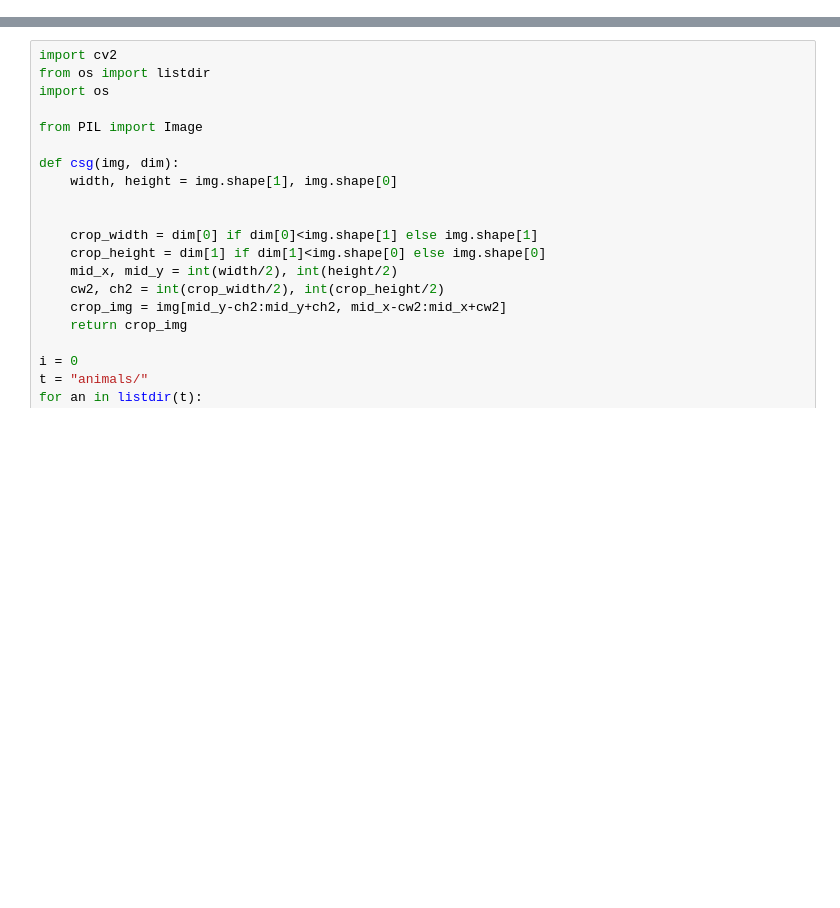
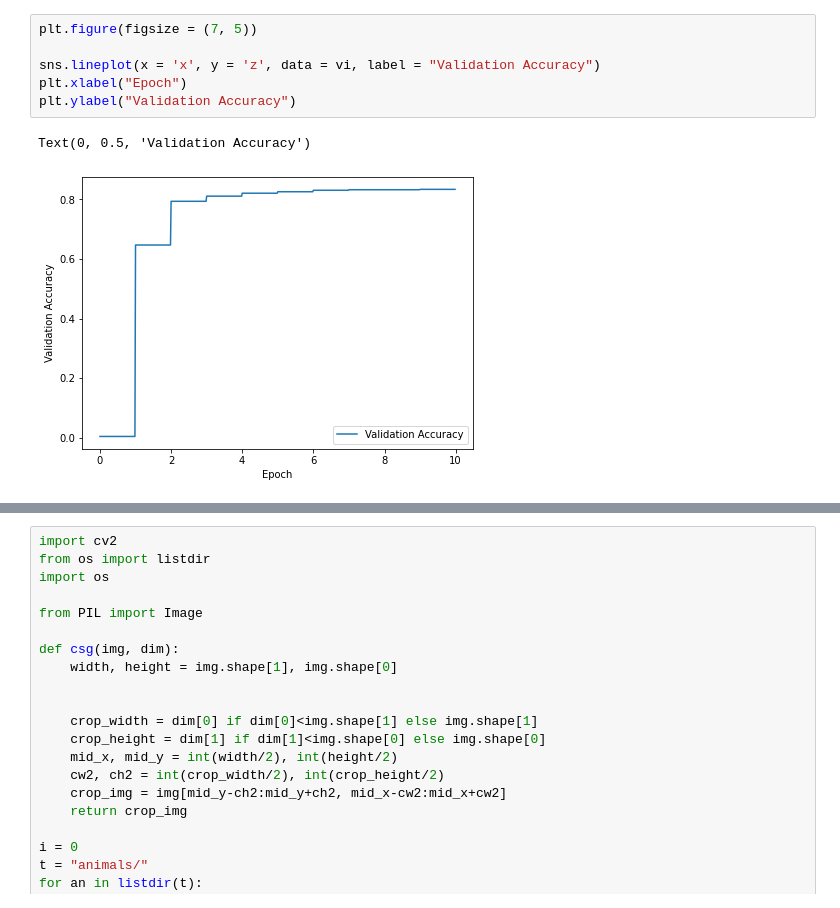
Before and after one commit to HinanawiTS/Wildlife-Classification-with-Deep-Learning, a Jupyter notebook: ResnetBaseline.ipynb, the cells around one changed output, grey strips where cells are left out. Saved outputs shown, nothing was run; the diff lists cells and outputs as text; blank space fills up the shorter version.

```diff
--- a/ResnetBaseline.ipynb
+++ b/ResnetBaseline.ipynb
@@ -207,0 +189,9 @@ loader_val =  DataLoader(loader_val, batch_size = batch_size, num_workers = 0)
+# %%
+plt.figure(figsize = (7, 5))
+
+sns.lineplot(x = 'x', y = 'z', data = vi, label = "Validation Accuracy")
+plt.xlabel("Epoch")
+plt.ylabel("Validation Accuracy")
+# %% [output]
+Text(0, 0.5, 'Validation Accuracy')
+[figure, added]
```
Also changed, not shown: parts of 15 cells of this notebook.
